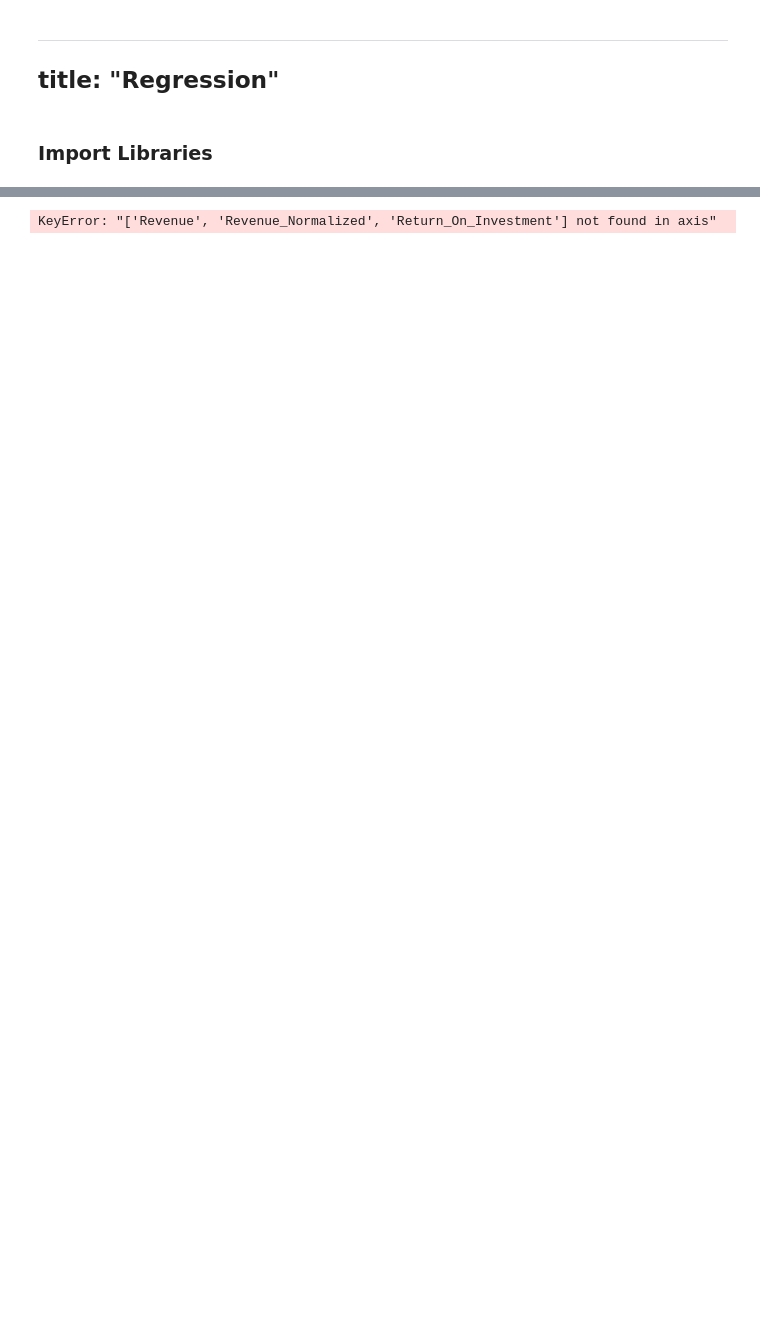
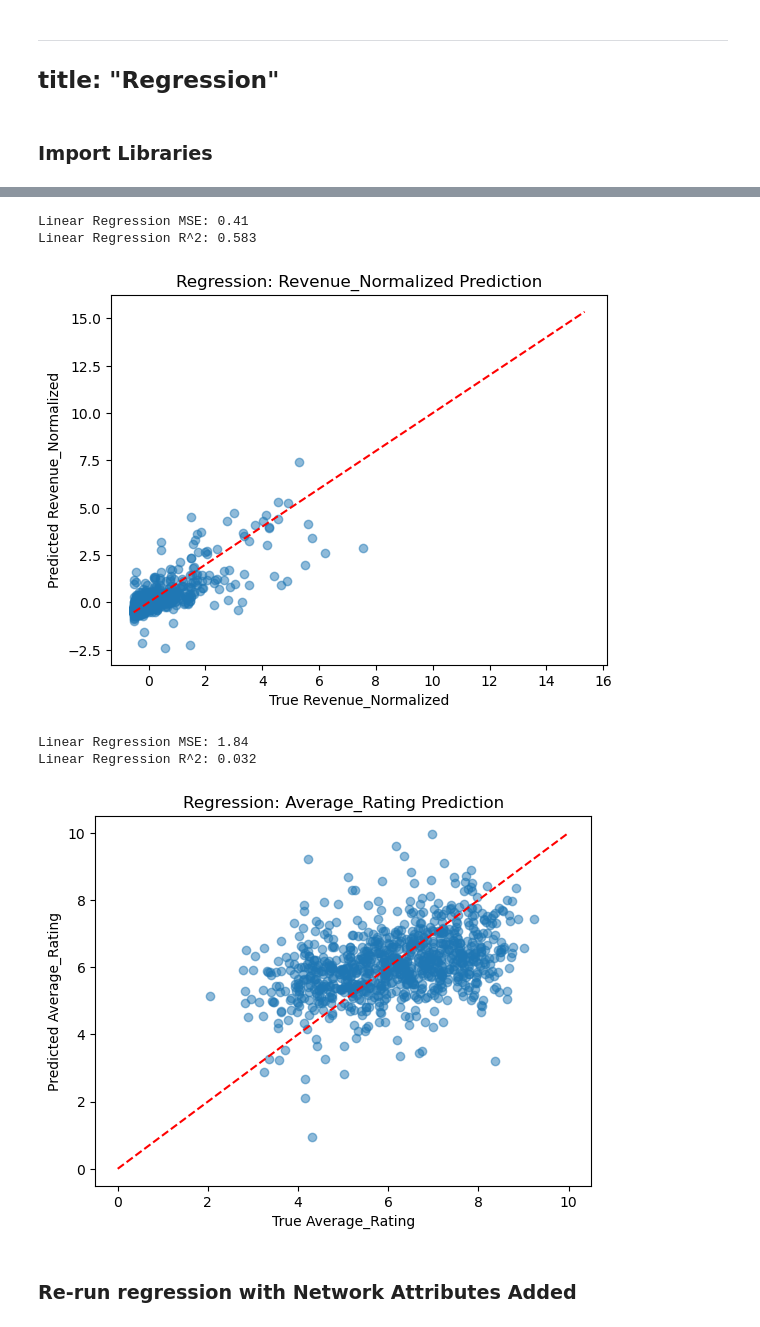
Before and after one commit to gentrylamb/dsan6400-final-project, a Jupyter notebook: code/regression.ipynb, the cells around one changed output, grey strips where cells are left out. Drawn from its saved outputs; the diff is of its cells as text; code cells hidden in the pictures; blank space fills up the shorter version.

Commit message:
finish baseline regression

```diff
--- a/code/regression.ipynb
+++ b/code/regression.ipynb
@@ -43,46 +78,13 @@ Linear Regression R^2: 0.463
-# %%
-
-# Drop rows with missing values (or use imputation)
-df = df.dropna()
-
-# select only numerical columns for regression
-df = df.select_dtypes(include=['number'])
-
-# Define features and target
-X = df.drop(columns=["Revenue", "Revenue_Normalized", "Return_On_Investment"])
-y = df["Revenue"]
-
-# Optional: scale numerical features
-scaler = StandardScaler()
-X_scaled = scaler.fit_transform(X)
-
-# Train-test split
-X_train, X_test, y_train, y_test = train_test_split(
-    X_scaled, y, test_size=0.2, random_state=42
-)
-
-from sklearn.linear_model import LinearRegression
-from sklearn.metrics import mean_squared_error, r2_score
-
-# Initialize and train model
-lr = LinearRegression()
-lr.fit(X_train, y_train)
-
-# Predict and evaluate
-y_pred = lr.predict(X_test)
-mse = mean_squared_error(y_test, y_pred)
-r2 = r2_score(y_test, y_pred)
-
-print(f"Linear Regression MSE: {mse:.2f}")
-print(f"Linear Regression R^2: {r2:.3f}")
-
-import matplotlib.pyplot as plt
-
-plt.scatter(y_test, y_pred, alpha=0.5)
-plt.xlabel("True Revenue")
-plt.ylabel("Predicted Revenue")
-plt.title("Regression: Box Office Prediction")
-plt.plot([y.min(), y.max()], [y.min(), y.max()], color='red', linestyle='--')
-plt.show()
-# %% [output]
-KeyError: "['Revenue', 'Revenue_Normalized', 'Return_On_Investment'] not found in axis"
+# %%
+# Run regression for each target
+for target in targets:
+   run_regression(df_full, X, target)
+# %% [output]
+Linear Regression MSE: 0.41
+Linear Regression R^2: 0.583
+[figure, added]
+Linear Regression MSE: 1.84
+Linear Regression R^2: 0.032
+[figure, added]
+# %% [markdown]
+### Re-run regression with Network Attributes Added
```
Also changed, not shown: parts of 4 cells of this notebook, 3 other files.
